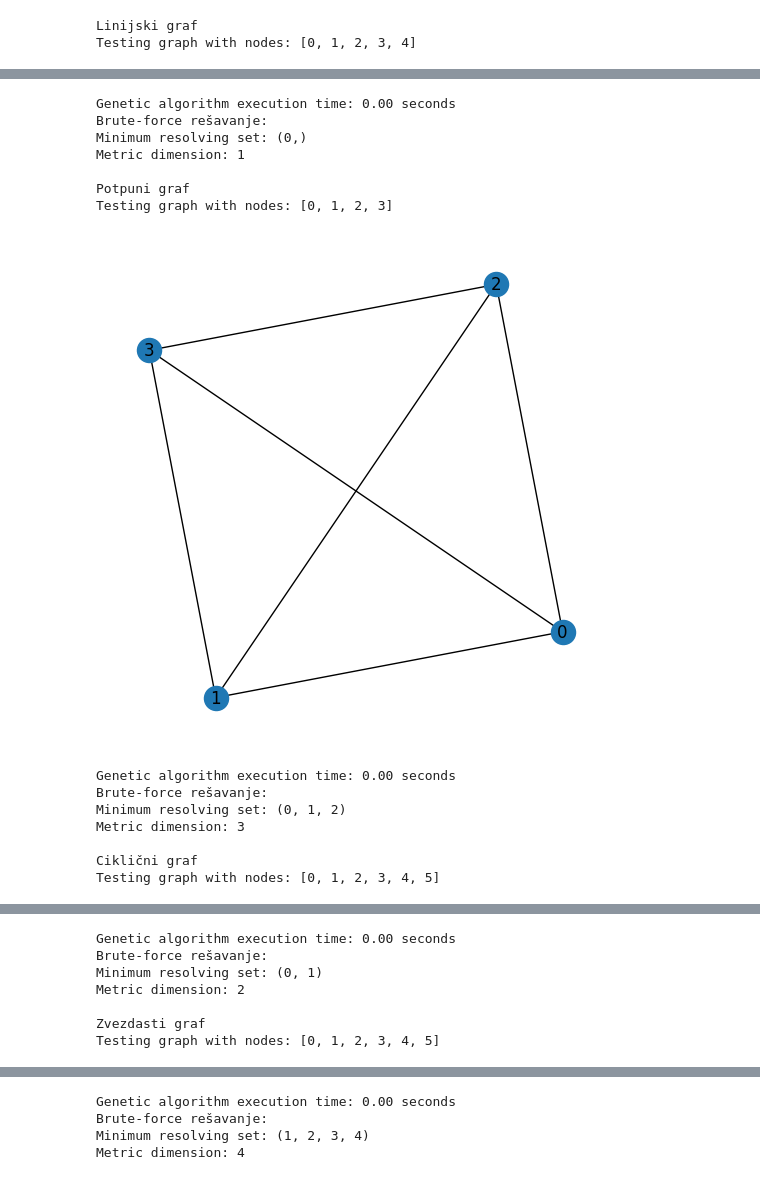
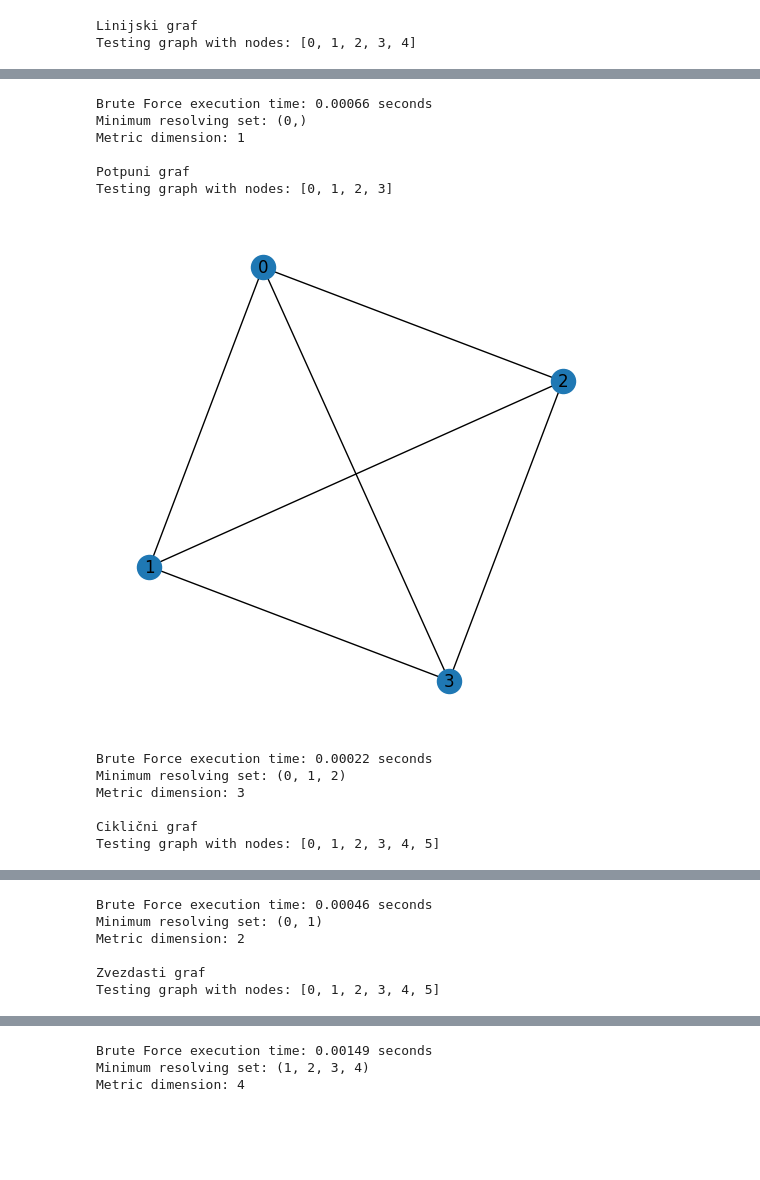
Before and after one commit to irina-marko/Minimal-metric-dimension, a Jupyter notebook: Brute_Force.ipynb, the cells around one changed output, grey strips where cells are left out. Drawn from its saved outputs; the diff is of its cells as text; code cells hidden in the pictures; blank space fills up the shorter version.

Commit message:
Popravljen ispis za BruteForce

```diff
--- a/Brute_Force.ipynb
+++ b/Brute_Force.ipynb
@@ -48,13 +48,11 @@ def test_graph(G):
     end_time = time.time()
     elapsed_time = end_time - start_time
 
-    # Display results
-    print(f"Genetic algorithm execution time: {elapsed_time:.2f} seconds")
-    brute_force_solution = brute_force_metric_dimension(G, precompute_shortest_paths(G), time.time())
+
+    print(f"Brute Force execution time: {elapsed_time:.5f} seconds")
     if(brute_force_metric_dimension == -1):
       print('Time Expired\n')
     else:
-      print("Brute-force rešavanje:")
       print("Minimum resolving set:", brute_force_solution)
       print("Metric dimension:", len(brute_force_solution))
 
@@ -86,13 +84,11 @@ Testing graph with nodes: [0, 1, 2, 3, 4]
-Genetic algorithm execution time: 0.00 seconds
-Brute-force rešavanje:
+Brute Force execution time: 0.00066 seconds
 Minimum resolving set: (0,)
 Metric dimension: 1
 
 Potpuni graf
 Testing graph with nodes: [0, 1, 2, 3]
-[figure, old version]
+[figure, new version]
-Genetic algorithm execution time: 0.00 seconds
-Brute-force rešavanje:
+Brute Force execution time: 0.00022 seconds
 Minimum resolving set: (0, 1, 2)
 Metric dimension: 3
 
@@ -102,5 +98,4 @@ Testing graph with nodes: [0, 1, 2, 3, 4, 5]
-Genetic algorithm execution time: 0.00 seconds
-Brute-force rešavanje:
+Brute Force execution time: 0.00046 seconds
 Minimum resolving set: (0, 1)
 Metric dimension: 2
 
@@ -110,4 +105,3 @@ Testing graph with nodes: [0, 1, 2, 3, 4, 5]
-Genetic algorithm execution time: 0.00 seconds
-Brute-force rešavanje:
+Brute Force execution time: 0.00149 seconds
 Minimum resolving set: (1, 2, 3, 4)
 Metric dimension: 4
```
Also changed, not shown: parts of 1 cell of this notebook.
